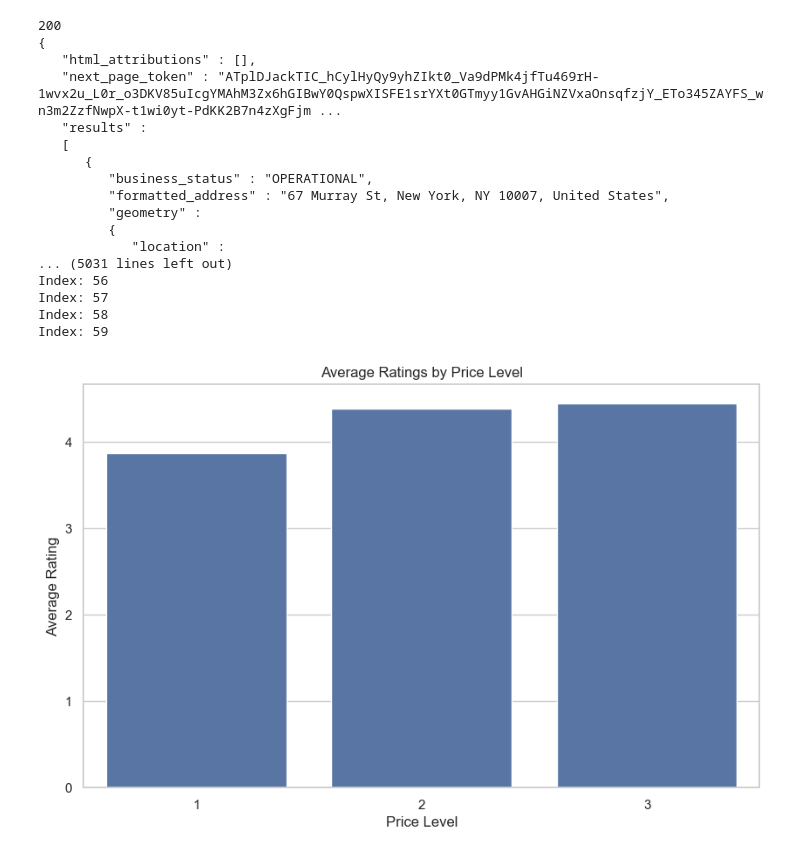
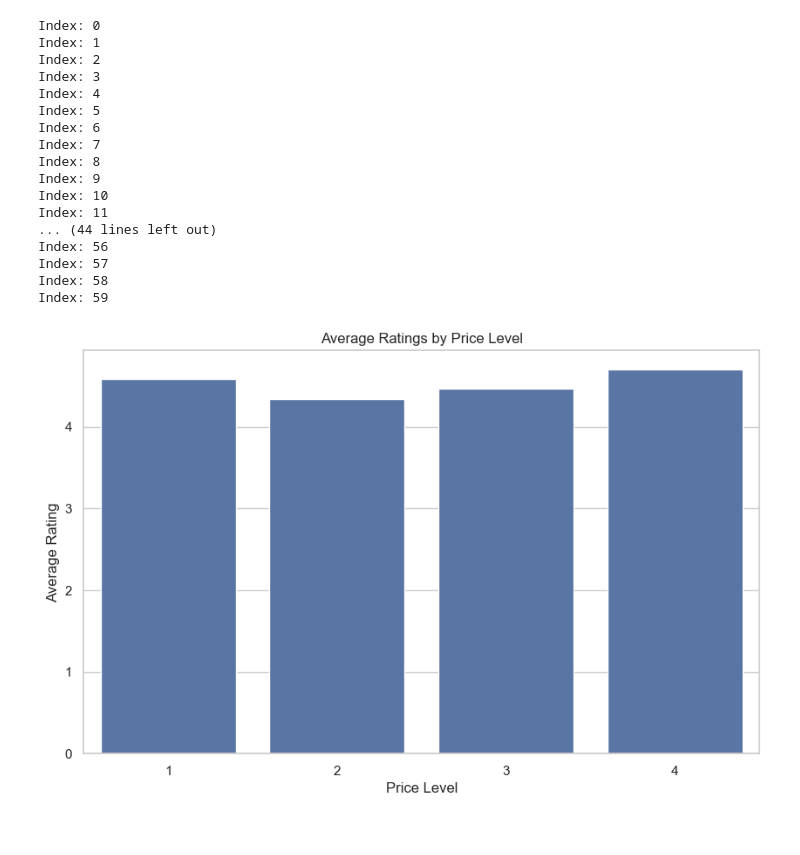
Before and after one commit to Wu-Yu-hsien/NYC-restaurants-analysis, a Jupyter notebook: finalproject.ipynb, the cells around one changed output. Saved outputs shown, nothing was run; the diff lists cells and outputs as text; code cells hidden in the pictures.

```diff
--- a/finalproject.ipynb
+++ b/finalproject.ipynb
@@ -126,38 +259,38 @@ Index: 59
 # %%
 api_key = "AIzaSyC8e_OpFaaKsUviiBep_g8paJGC2q1rZpg"
 query = "Korean Restaurant"
 location = "40.712776,-74.005974"  # Latitude and longitude of New York City
 
-restaurants = get_restaurant_info(api_key,query,location,500)
-
-average_ratings = restaurants.groupby('price_level').rating.mean().reset_index()
+Korean_restaurants = get_restaurant_info(api_key,query,location,500)
+Korean_restaurants['country'] = 'Korean'
+average_ratings = Korean_restaurants.groupby('price_level').rating.mean().reset_index()
 
 sns.set(style="whitegrid")
 
 plt.figure(figsize=(10, 6))  # 设置图形大小
 bar_plot = sns.barplot(x='price_level', y='rating', data=average_ratings)
 
 plt.title('Average Ratings by Price Level')
 plt.xlabel('Price Level')
 plt.ylabel('Average Rating')
 
 plt.show()
 # %% [output]
-200
-{
-   "html_attributions" : [],
-   "next_page_token" : "ATplDJackTIC_hCylHyQy9yhZIkt0_Va9dPMk4jfTu469rH-1wvx2u_L0r_o3DKV85uIcgYMAhM3Zx6hGIBwY0QspwXISFE1srYXt0GTmyy1GvAHGiNZVxaOnsqfzjY_ETo345ZAYFS_wn3m2ZzfNwpX-t1wi0yt-PdKK2B7n4zXgFjm ...
-   "results" :
-   [
-      {
-         "business_status" : "OPERATIONAL",
-         "formatted_address" : "67 Murray St, New York, NY 10007, United States",
-         "geometry" :
-         {
-            "location" :
-... (5031 lines left out)
+Index: 0
+Index: 1
+Index: 2
+Index: 3
+Index: 4
+Index: 5
+Index: 6
+Index: 7
+Index: 8
+Index: 9
+Index: 10
+Index: 11
+... (44 lines left out)
 Index: 56
 Index: 57
 Index: 58
 Index: 59
-[figure, old version]
+[figure, new version]
```
Also changed, not shown: parts of 9 cells of this notebook.
